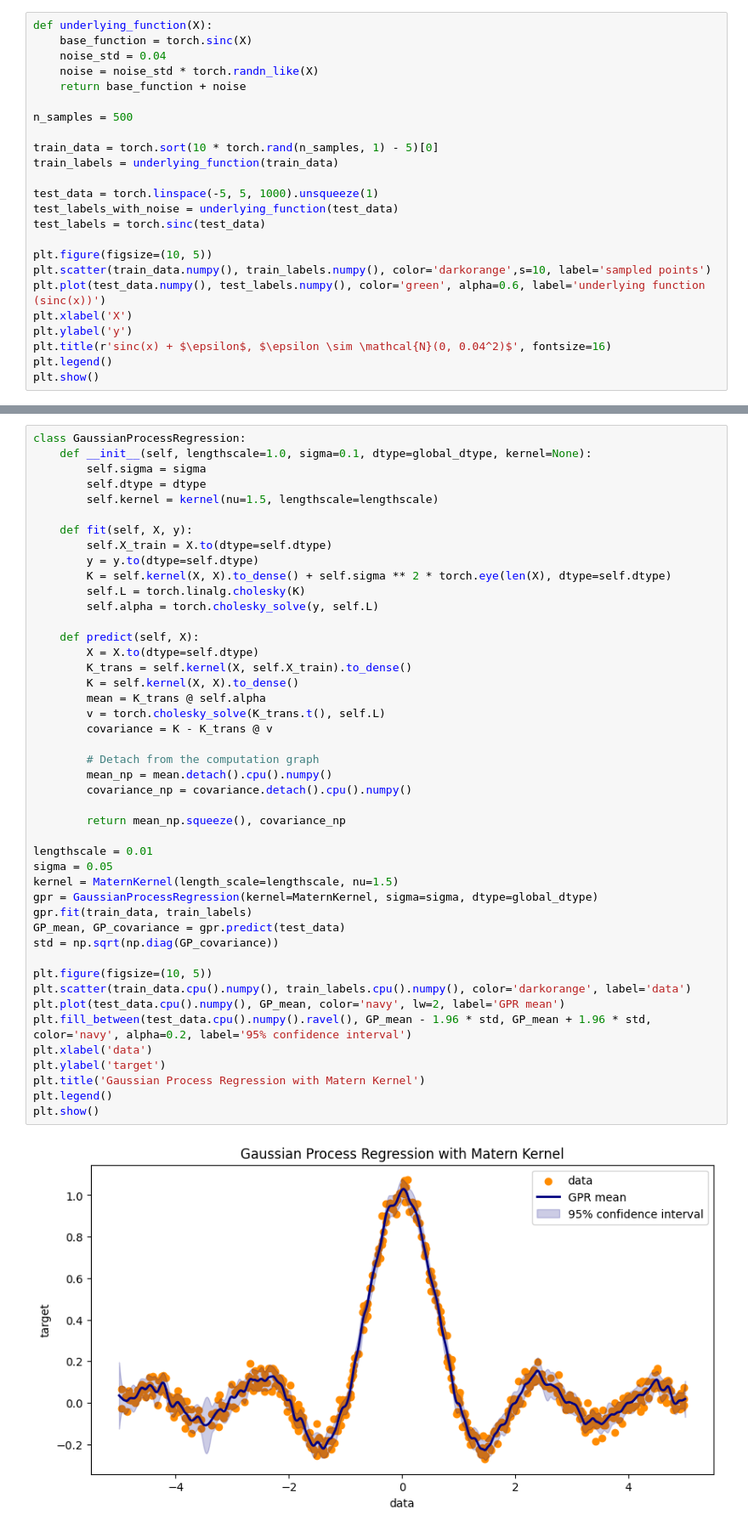
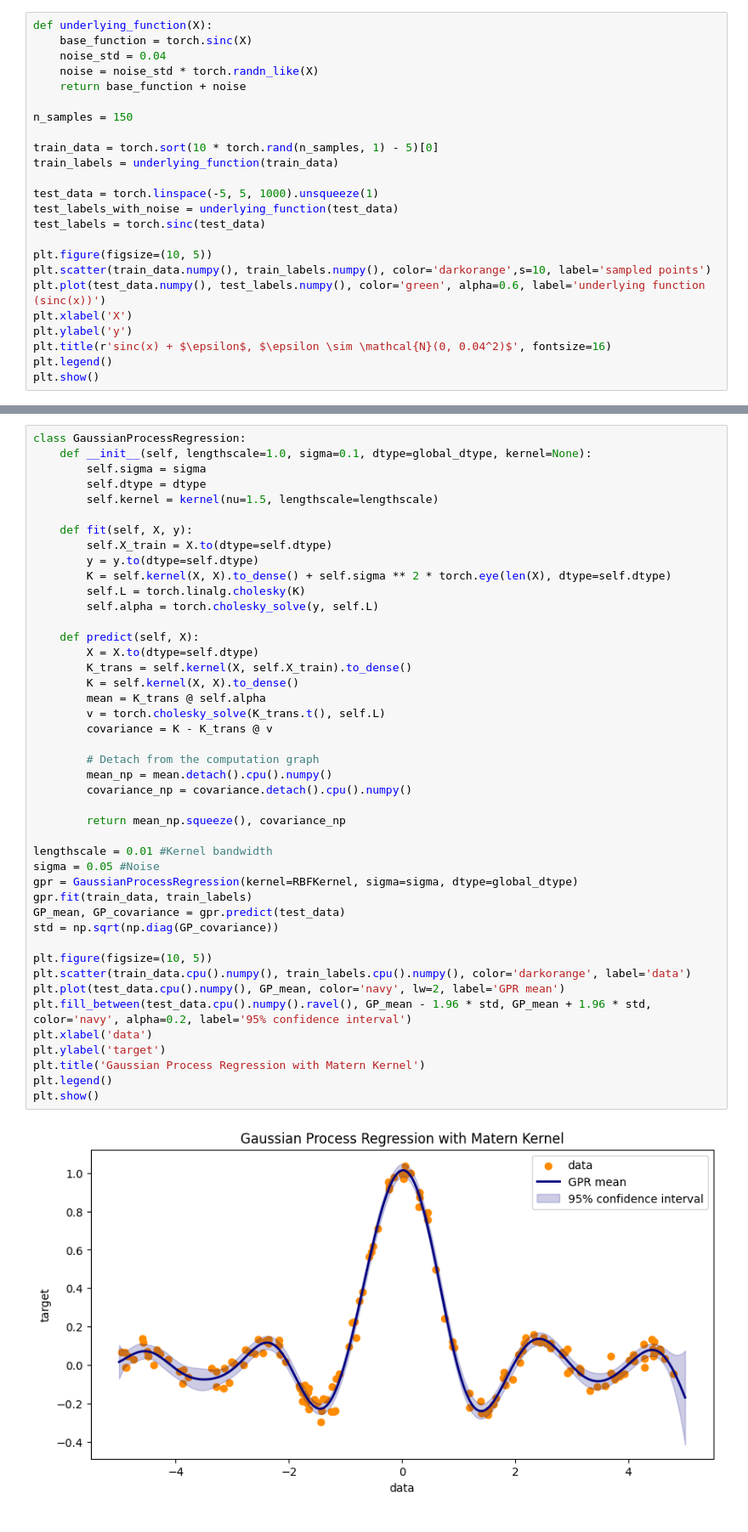
Before and after one commit to danehuang/softki, a Jupyter notebook: chris_notebooks/1_GP.ipynb, the cells around one changed output, grey strips where cells are left out. Shown: that part at 85% size. Saved outputs shown, nothing was run; the diff lists cells and outputs as text.

```diff
--- a/chris_notebooks/1_GP.ipynb
+++ b/chris_notebooks/1_GP.ipynb
@@ -54,7 +52,7 @@ def underlying_function(X):
     noise = noise_std * torch.randn_like(X)
     return base_function + noise
 
-n_samples = 500
+n_samples = 150
 
 train_data = torch.sort(10 * torch.rand(n_samples, 1) - 5)[0]
 train_labels = underlying_function(train_data)
@@ -113,35 +111,34 @@ class GaussianProcessRegression:
         self.alpha = torch.cholesky_solve(y, self.L)
 
     def predict(self, X):
         X = X.to(dtype=self.dtype)
         K_trans = self.kernel(X, self.X_train).to_dense()
         K = self.kernel(X, X).to_dense()
         mean = K_trans @ self.alpha
         v = torch.cholesky_solve(K_trans.t(), self.L)
         covariance = K - K_trans @ v
 
         # Detach from the computation graph
         mean_np = mean.detach().cpu().numpy()
         covariance_np = covariance.detach().cpu().numpy()
 
         return mean_np.squeeze(), covariance_np
 
-lengthscale = 0.01
-sigma = 0.05
-kernel = MaternKernel(length_scale=lengthscale, nu=1.5)
-gpr = GaussianProcessRegression(kernel=MaternKernel, sigma=sigma, dtype=global_dtype)
+lengthscale = 0.01 #Kernel bandwidth
+sigma = 0.05 #Noise
+gpr = GaussianProcessRegression(kernel=RBFKernel, sigma=sigma, dtype=global_dtype)
 gpr.fit(train_data, train_labels)
 GP_mean, GP_covariance = gpr.predict(test_data)
 std = np.sqrt(np.diag(GP_covariance))
 
 plt.figure(figsize=(10, 5))
 plt.scatter(train_data.cpu().numpy(), train_labels.cpu().numpy(), color='darkorange', label='data')
 plt.plot(test_data.cpu().numpy(), GP_mean, color='navy', lw=2, label='GPR mean')
 plt.fill_between(test_data.cpu().numpy().ravel(), GP_mean - 1.96 * std, GP_mean + 1.96 * std, color='navy', alpha=0.2, label='95% confidence interval')
 plt.xlabel('data')
 plt.ylabel('target')
 plt.title('Gaussian Process Regression with Matern Kernel')
 plt.legend()
 plt.show()
 # %% [output]
-[figure, old version]
+[figure, new version]
```
Also changed, not shown: parts of 7 cells of this notebook.
